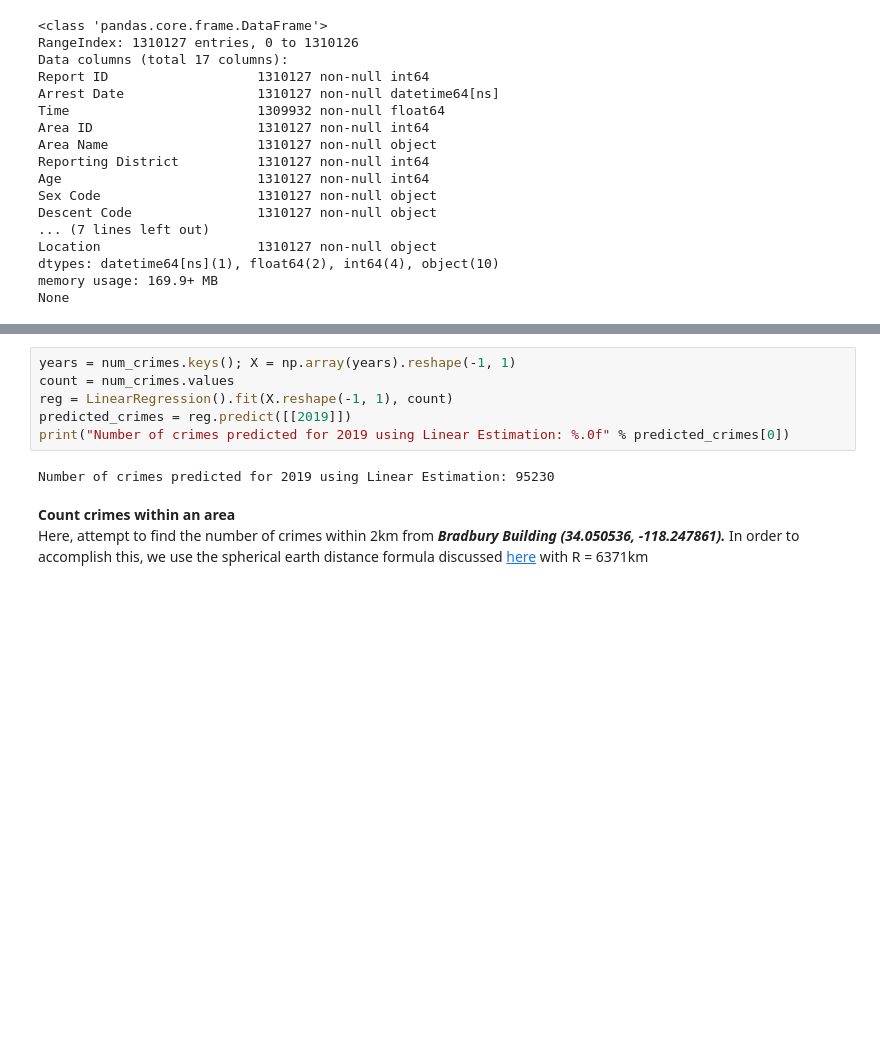
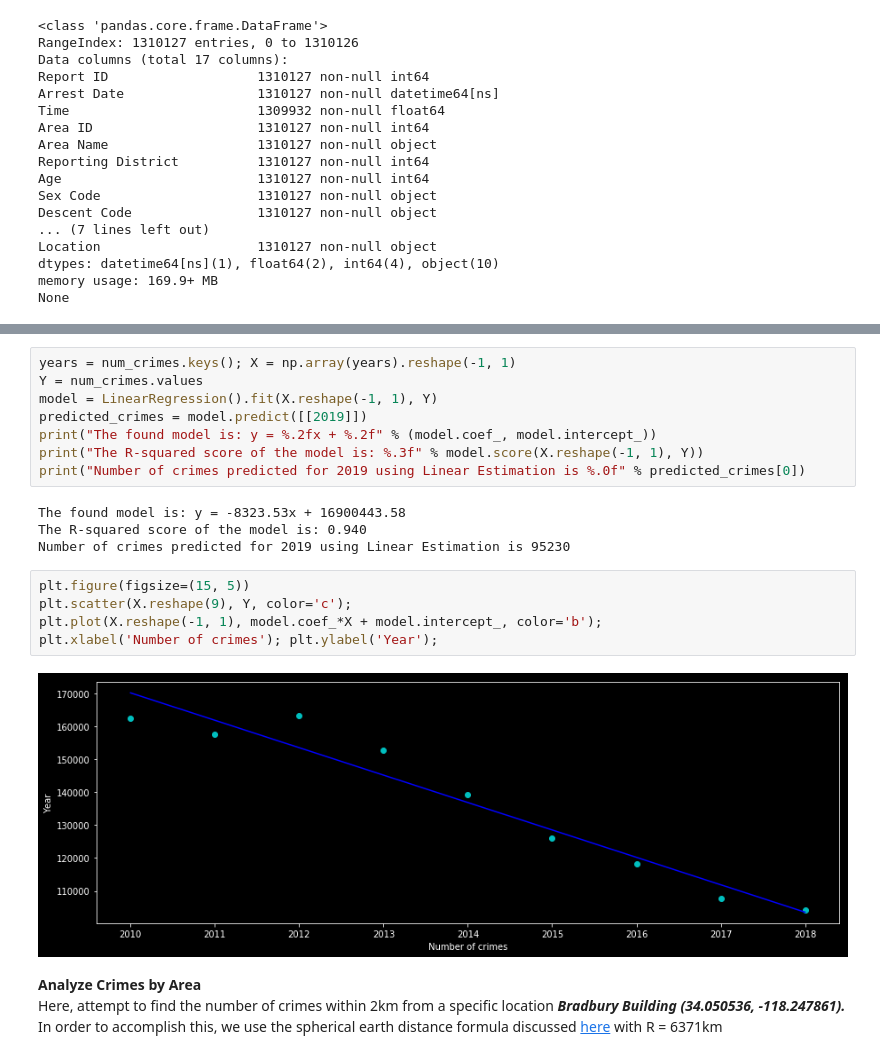
Before and after one commit to emichris/Crime_Data_Analysis, a Jupyter notebook: src/crime_analysis.ipynb, the cells around one changed output, grey strips where cells are left out. Cells and saved outputs as stored; diff of their text form; blank space fills up the shorter version.

```diff
--- a/src/crime_analysis.ipynb
+++ b/src/crime_analysis.ipynb
@@ -77,14 +110,27 @@ num_crimes.plot(); plt.show()
 # %%
 years = num_crimes.keys(); X = np.array(years).reshape(-1, 1)
-count = num_crimes.values
-reg = LinearRegression().fit(X.reshape(-1, 1), count)
-predicted_crimes = reg.predict([[2019]])
-print("Number of crimes predicted for 2019 using Linear Estimation: %.0f" % predicted_crimes[0])
+Y = num_crimes.values
+model = LinearRegression().fit(X.reshape(-1, 1), Y)
+predicted_crimes = model.predict([[2019]])
+print("The found model is: y = %.2fx + %.2f" % (model.coef_, model.intercept_))
+print("The R-squared score of the model is: %.3f" % model.score(X.reshape(-1, 1), Y))
+print("Number of crimes predicted for 2019 using Linear Estimation is %.0f" % predicted_crimes[0])
 # %% [output]
-Number of crimes predicted for 2019 using Linear Estimation: 95230
+The found model is: y = -8323.53x + 16900443.58
+The R-squared score of the model is: 0.940
+Number of crimes predicted for 2019 using Linear Estimation is 95230
+# %%
+plt.figure(figsize=(15, 5))
+plt.scatter(X.reshape(9), Y, color='c');
+plt.plot(X.reshape(-1, 1), model.coef_*X + model.intercept_, color='b');
+plt.xlabel('Number of crimes'); plt.ylabel('Year');
+# %% [output]
+[figure, added]
 # %% [markdown]
-**Count crimes within an area**
-Here, attempt to find the number of crimes within 2km from ***Bradbury Building (34.050536, -118.247861).*** In order to accomplish this, we use the spherical earth distance formula discussed [here](https://en.wikipedia.org/wiki/Geographical_distance#Spherical_Earth_projected_to_a_plane) with R = 6371km
+
+
+**Analyze Crimes by Area**
+Here, attempt to find the number of crimes within 2km from a specific location ***Bradbury Building (34.050536, -118.247861).*** In order to accomplish this, we use the spherical earth distance formula discussed [here](https://en.wikipedia.org/wiki/Geographical_distance#Spherical_Earth_projected_to_a_plane) with R = 6371km
 # %%
 # Location work - within 2km
 import re
```
Also changed, not shown: parts of 13 cells of this notebook.
